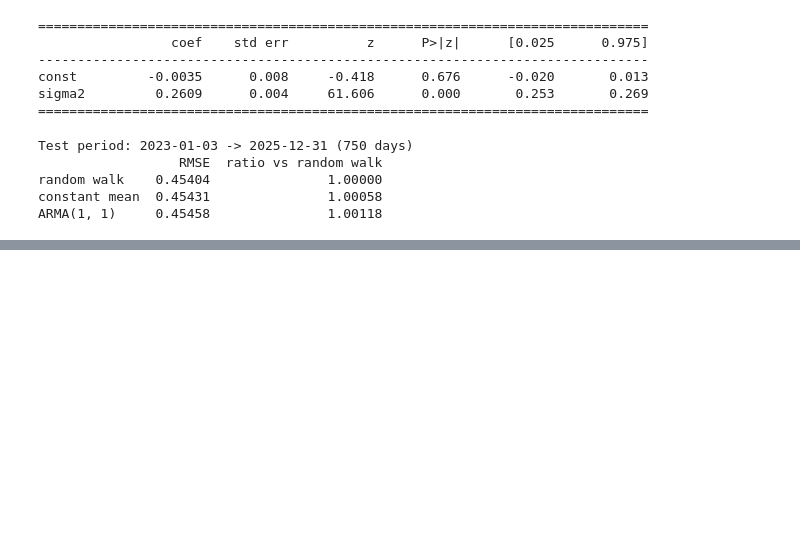
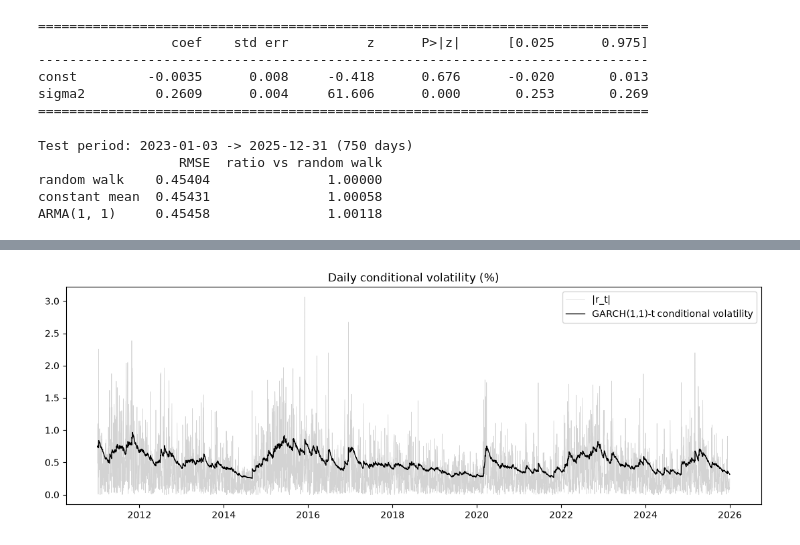
Before and after one commit to elhassanabounnaim-commits/eurusd-volatility-garch, a Jupyter notebook: main.ipynb, the cells around one changed output, grey strips where cells are left out. Drawn from its saved outputs; the diff is of its cells as text; code cells hidden in the pictures; blank space fills up the shorter version.

```diff
--- a/main.ipynb
+++ b/main.ipynb
@@ -205,0 +304,13 @@ ARMA(1, 1)     0.45458               1.00118
+# %%
+sigma = results[("GARCH", "t")].conditional_volatility
+
+fig, ax = plt.subplots(figsize=(11, 4))
+ax.plot(returns.abs(), color="lightgray", lw=0.5, label="|r_t|")
+ax.plot(sigma, color="black", lw=1, label="GARCH(1,1)-t conditional volatility")
+ax.set_title("Daily conditional volatility (%)")
+ax.legend()
+plt.tight_layout()
+fig.savefig("figures/05_conditional_vol.png", dpi=150)
+plt.show()
+# %% [output]
+[figure, added]
```
Also changed, not shown: parts of 5 cells of this notebook, 5 other files.
